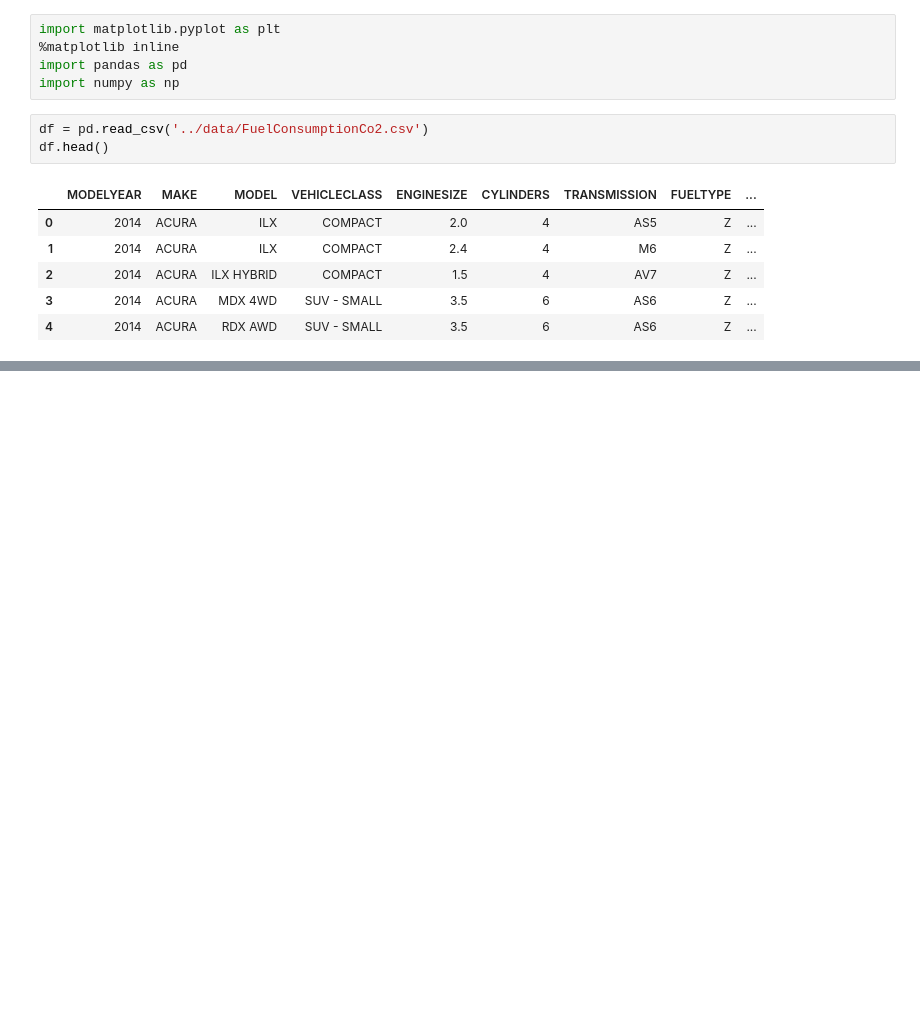
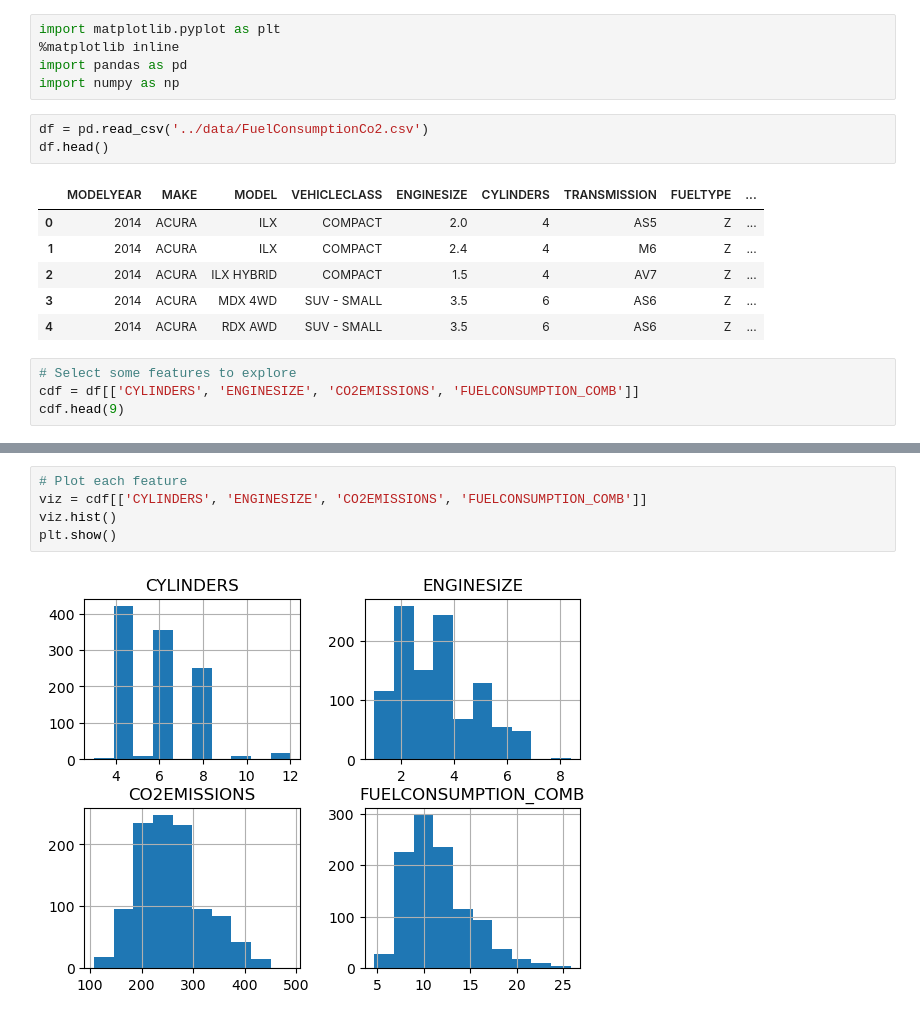
Before and after one commit to CS4580/F24-notes, a Jupyter notebook: module8/SimpleLinearRegression.ipynb, the cells around one changed output, grey strips where cells are left out. Saved outputs shown, nothing was run; the diff lists cells and outputs as text; blank space fills up the shorter version.

```diff
--- a/module8/SimpleLinearRegression.ipynb
+++ b/module8/SimpleLinearRegression.ipynb
@@ -20,3 +20,7 @@ df.head()
 | 2 | 2014 | ACURA | ILX HYBRID | COMPACT | 1.5 | 4 | AV7 | Z | ... |
 | 3 | 2014 | ACURA | MDX 4WD | SUV - SMALL | 3.5 | 6 | AS6 | Z | ... |
 | 4 | 2014 | ACURA | RDX AWD | SUV - SMALL | 3.5 | 6 | AS6 | Z | ... |
+# %%
+# Select some features to explore
+cdf = df[['CYLINDERS', 'ENGINESIZE', 'CO2EMISSIONS', 'FUELCONSUMPTION_COMB']]
+cdf.head(9)
@@ -22,0 +38,7 @@ df.head()
+# %%
+# Plot each feature
+viz = cdf[['CYLINDERS', 'ENGINESIZE', 'CO2EMISSIONS', 'FUELCONSUMPTION_COMB']]
+viz.hist()
+plt.show()
+# %% [output]
+[figure, added]
```
Also changed, not shown: parts of 5 cells of this notebook.
